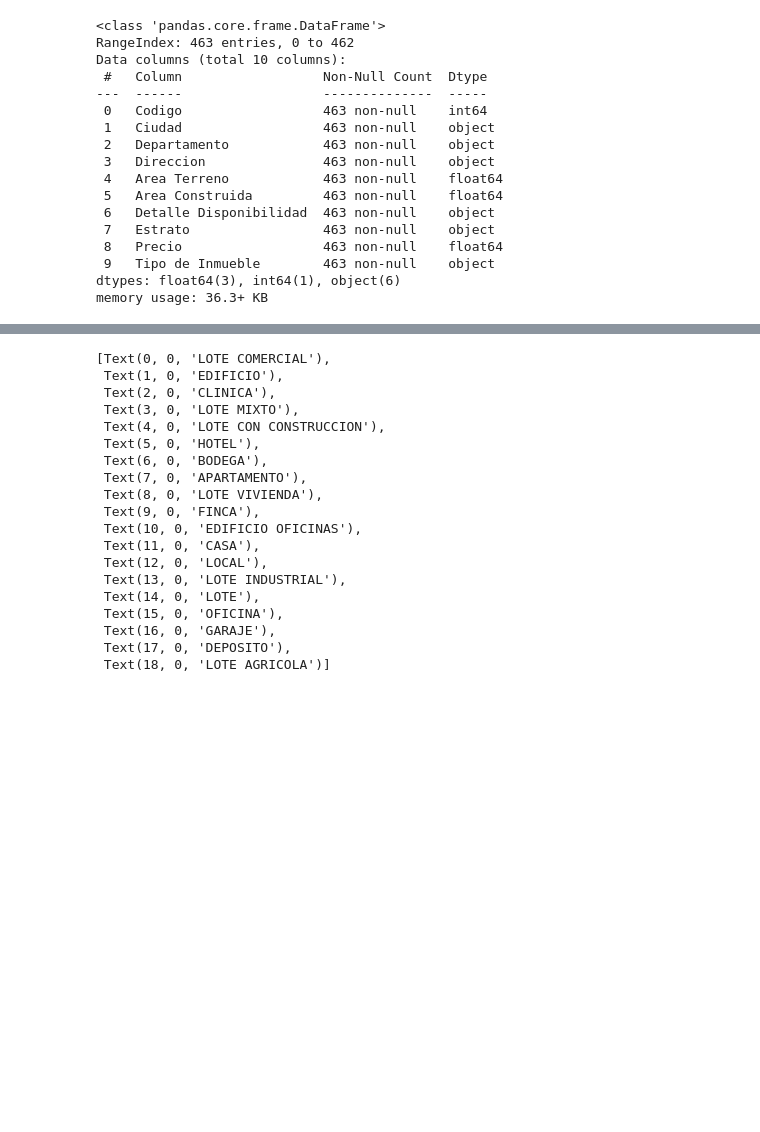
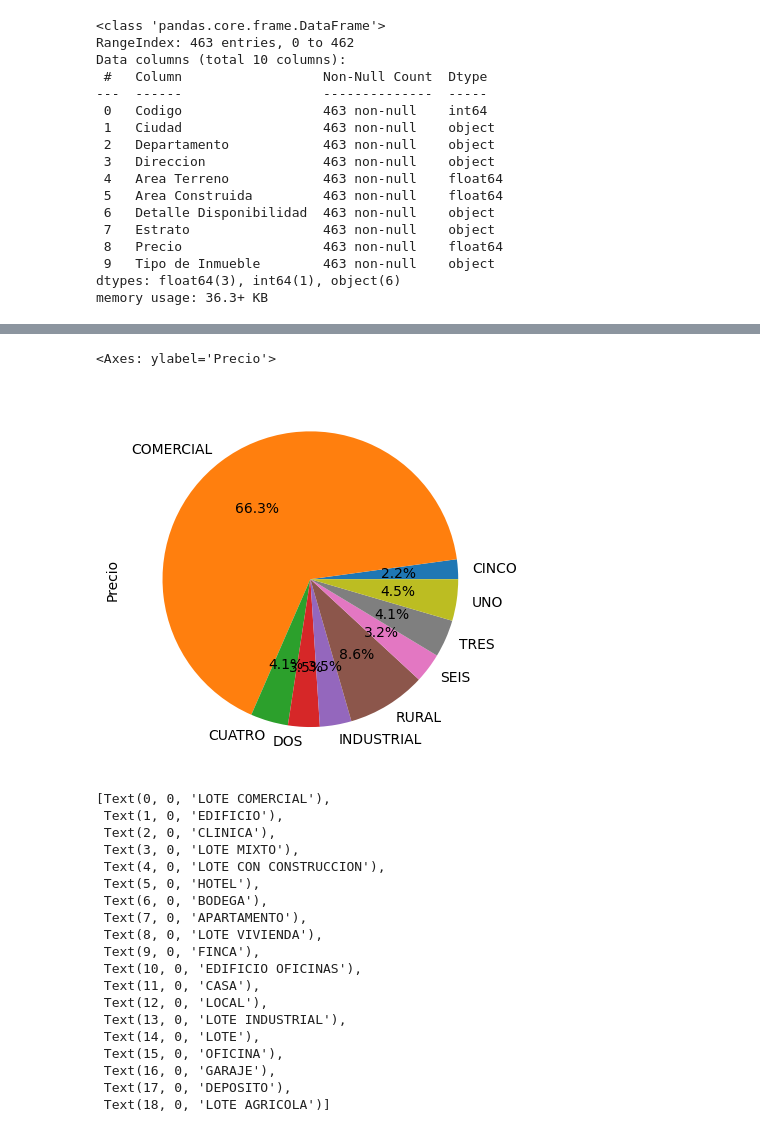
Before and after one commit to ajrodriguezo/Analisis_datos_Python_SENA, a Jupyter notebook: caso_propues.ipynb, the cells around one changed output, grey strips where cells are left out. Cells and saved outputs as stored; diff of their text form; code cells hidden in the pictures; blank space fills up the shorter version.

```diff
--- a/caso_propues.ipynb
+++ b/caso_propues.ipynb
@@ -107,3 +140,9 @@ memory usage: 36.3+ KB
+# %%
+precio_estrato = df['Precio'].groupby(df['Estrato']).count()
+precio_estrato.plot.pie(autopct='%.1f%%')
+# %% [output]
+<Axes: ylabel='Precio'>
+[figure, added]
 # %%
 Precio_tipo = sns.boxplot(x=df["Tipo de Inmueble"], y=df["Precio"])
 Precio_tipo.set_xticklabels(Precio_tipo.get_xticklabels(), rotation=90)
```
Also changed, not shown: parts of 8 cells of this notebook.
